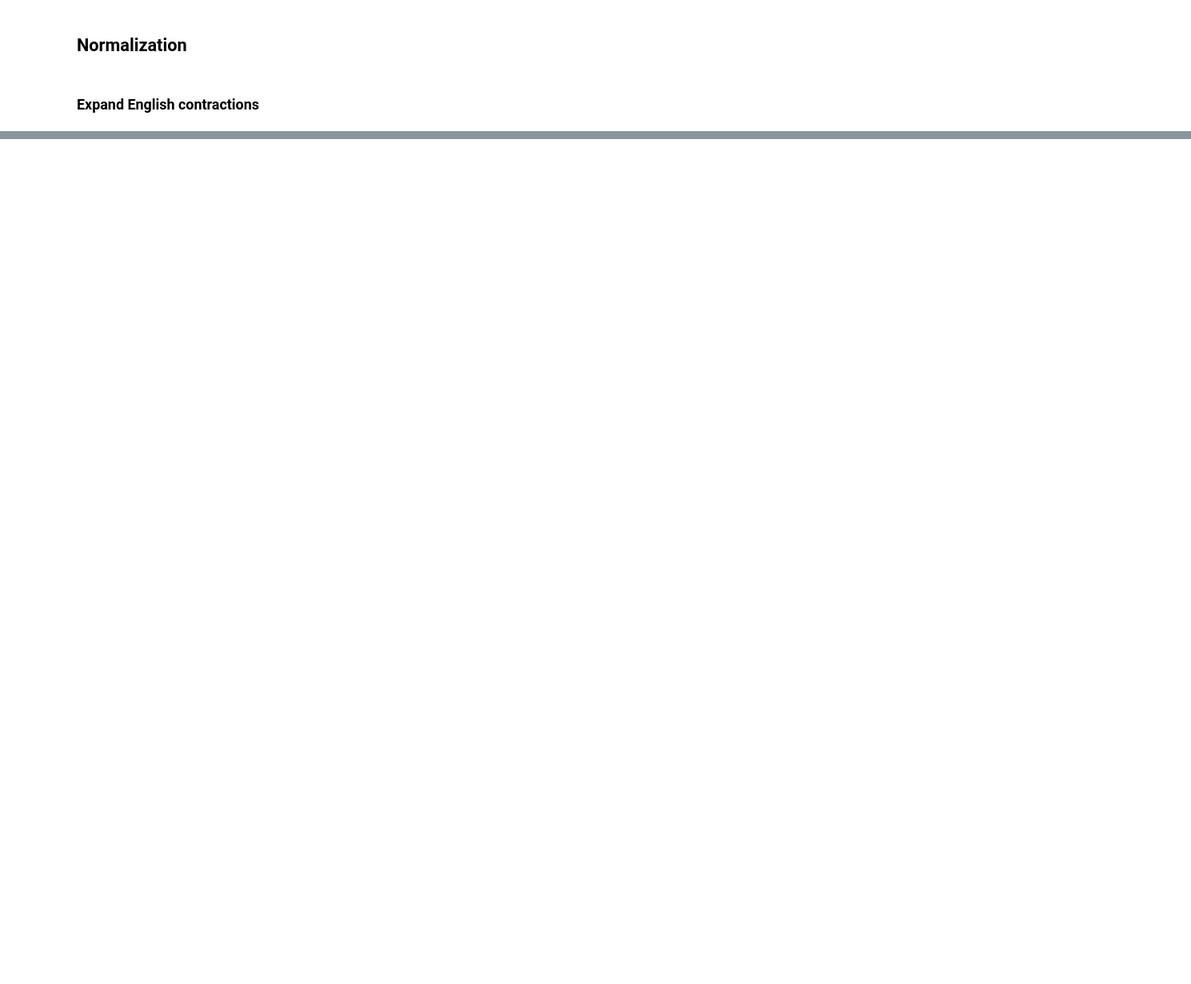
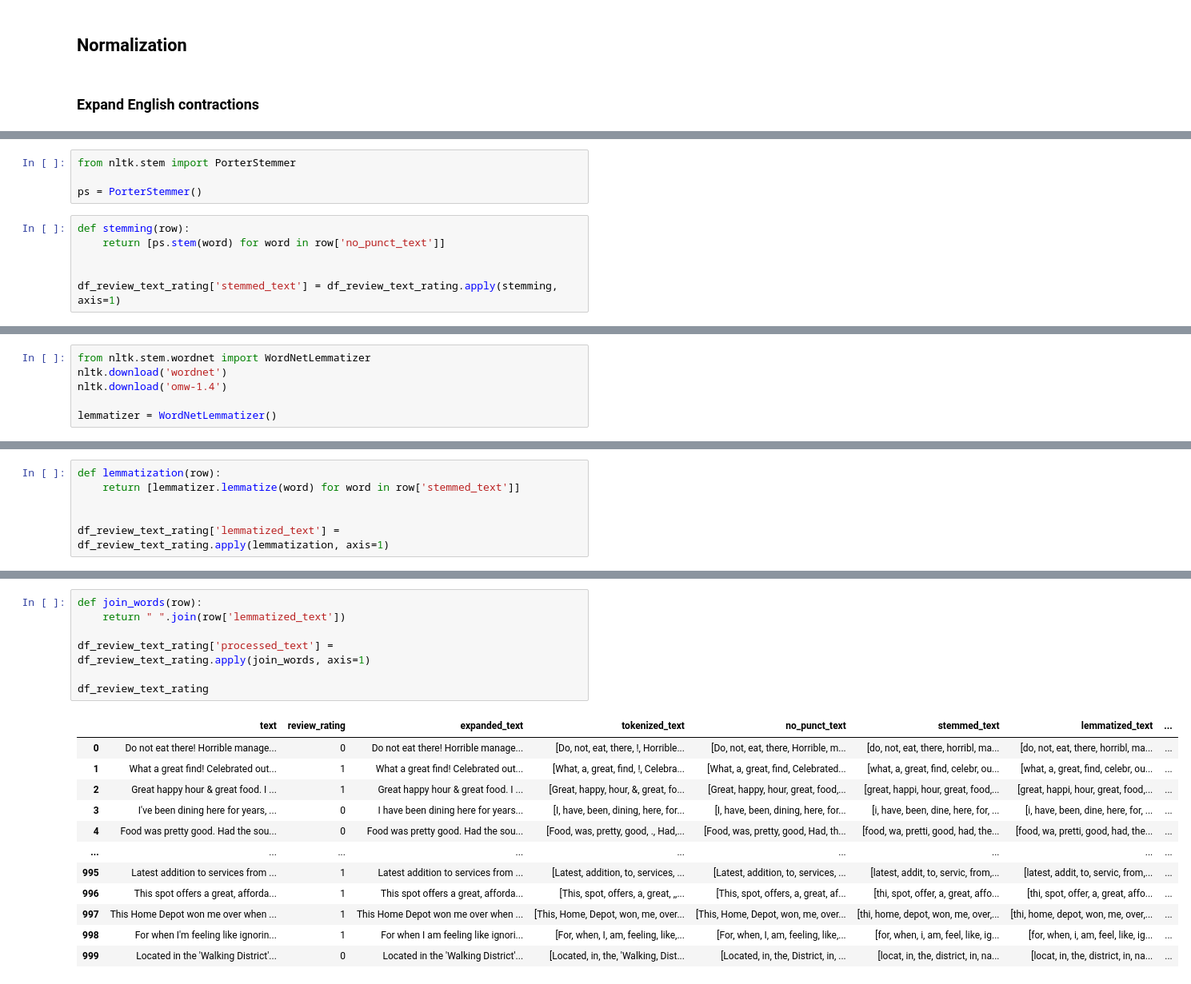
Before and after one commit to AT181903/YelpDatasetAnalysis, a Jupyter notebook: reviews_task.ipynb, the cells around one changed output, grey strips where cells are left out. Shown at 80% size. Cells and saved outputs as stored; diff of their text form; blank space fills up the shorter version.

```diff
--- a/reviews_task.ipynb
+++ b/reviews_task.ipynb
@@ -151,0 +150,10 @@ df_review_text_no_punct.head(5)
+# %%
+from nltk.stem import PorterStemmer
+
+ps = PorterStemmer()
+# %%
+def stemming(row):
+    return [ps.stem(word) for word in row['no_punct_text']]
+
+
+df_review_text_rating['stemmed_text'] = df_review_text_rating.apply(stemming, axis=1)
@@ -151,0 +171,6 @@ df_review_text_no_punct.head(5)
+# %%
+from nltk.stem.wordnet import WordNetLemmatizer
+nltk.download('wordnet')
+nltk.download('omw-1.4')
+
+lemmatizer = WordNetLemmatizer()
@@ -151,0 +184,6 @@ df_review_text_no_punct.head(5)
+# %%
+def lemmatization(row):
+    return [lemmatizer.lemmatize(word) for word in row['stemmed_text']]
+
+
+df_review_text_rating['lemmatized_text'] = df_review_text_rating.apply(lemmatization, axis=1)
@@ -151,0 +215,20 @@ df_review_text_no_punct.head(5)
+# %%
+def join_words(row):
+    return " ".join(row['lemmatized_text'])
+
+df_review_text_rating['processed_text'] = df_review_text_rating.apply(join_words, axis=1)
+
+df_review_text_rating
+# %% [output]
+|  | text | review_rating | expanded_text | tokenized_text | no_punct_text | stemmed_text | lemmatized_text | ... |
+| 0 | Do not eat there! Horrible manage... | 0 | Do not eat there! Horrible manage... | [Do, not, eat, there, !, Horrible... | [Do, not, eat, there, Horrible, m... | [do, not, eat, there, horribl, ma... | [do, not, eat, there, horribl, ma... | ... |
+| 1 | What a great find! Celebrated out... | 1 | What a great find! Celebrated out... | [What, a, great, find, !, Celebra... | [What, a, great, find, Celebrated... | [what, a, great, find, celebr, ou... | [what, a, great, find, celebr, ou... | ... |
+| 2 | Great happy hour & great food. I ... | 1 | Great happy hour & great food. I ... | [Great, happy, hour, &, great, fo... | [Great, happy, hour, great, food,... | [great, happi, hour, great, food,... | [great, happi, hour, great, food,... | ... |
+| 3 | I've been dining here for years, ... | 0 | I have been dining here for years... | [I, have, been, dining, here, for... | [I, have, been, dining, here, for... | [i, have, been, dine, here, for, ... | [i, have, been, dine, here, for, ... | ... |
+| 4 | Food was pretty good. Had the sou... | 0 | Food was pretty good. Had the sou... | [Food, was, pretty, good, ., Had,... | [Food, was, pretty, good, Had, th... | [food, wa, pretti, good, had, the... | [food, wa, pretti, good, had, the... | ... |
+| ... | ... | ... | ... | ... | ... | ... | ... | ... |
+| 995 | Latest addition to services from ... | 1 | Latest addition to services from ... | [Latest, addition, to, services, ... | [Latest, addition, to, services, ... | [latest, addit, to, servic, from,... | [latest, addit, to, servic, from,... | ... |
+| 996 | This spot offers a great, afforda... | 1 | This spot offers a great, afforda... | [This, spot, offers, a, great, ,,... | [This, spot, offers, a, great, af... | [thi, spot, offer, a, great, affo... | [thi, spot, offer, a, great, affo... | ... |
+| 997 | This Home Depot won me over when ... | 1 | This Home Depot won me over when ... | [This, Home, Depot, won, me, over... | [This, Home, Depot, won, me, over... | [thi, home, depot, won, me, over,... | [thi, home, depot, won, me, over,... | ... |
+| 998 | For when I'm feeling like ignorin... | 1 | For when I am feeling like ignori... | [For, when, I, am, feeling, like,... | [For, when, I, am, feeling, like,... | [for, when, i, am, feel, like, ig... | [for, when, i, am, feel, like, ig... | ... |
+| 999 | Located in the 'Walking District'... | 0 | Located in the 'Walking District'... | [Located, in, the, 'Walking, Dist... | [Located, in, the, District, in, ... | [locat, in, the, district, in, na... | [locat, in, the, district, in, na... | ... |
```
Also changed, not shown: parts of 32 cells of this notebook.
